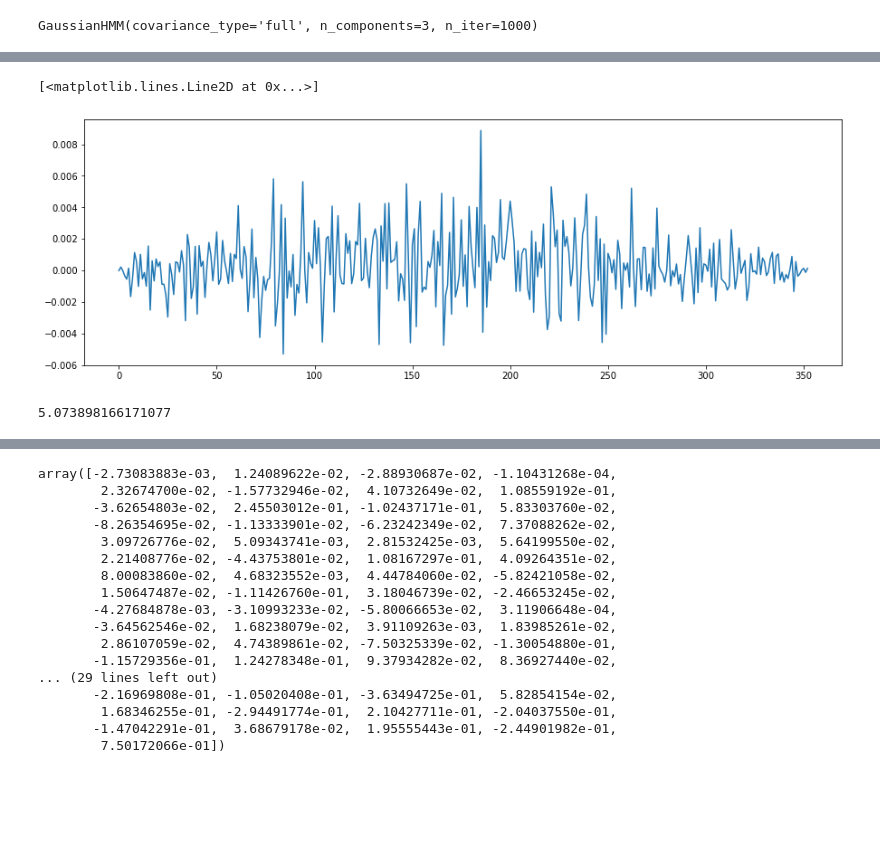
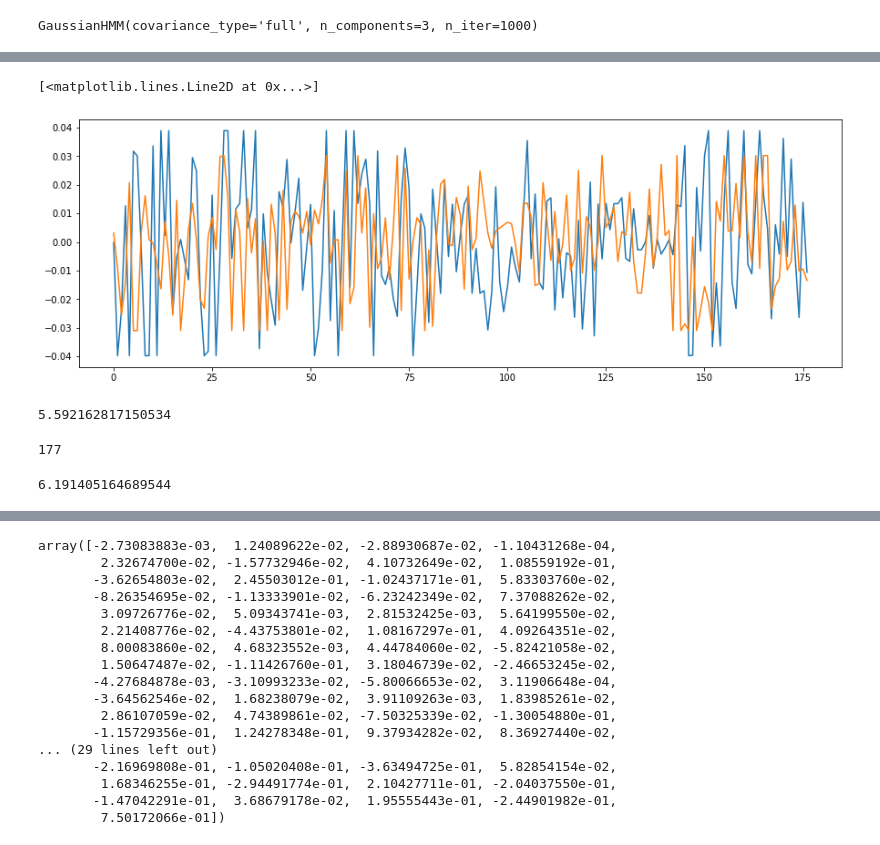
Before and after one commit to yiwen1996/DSGA1018TimeSeries, a Jupyter notebook: HMM_predict.ipynb, the cells around one changed output, grey strips where cells are left out. Saved outputs shown, nothing was run; the diff lists cells and outputs as text; code cells hidden in the pictures; blank space fills up the shorter version.

```diff
--- a/HMM_predict.ipynb
+++ b/HMM_predict.ipynb
@@ -116,13 +116,29 @@ plt.legend()
-# %%
-import scipy
-plt.plot(scipy.signal.correlate(test_np,hmm_prediction_value))
-# %% [output]
-[<matplotlib.lines.Line2D at 0x...>]
-[figure, removed]
+# %%
+def reject_outliers(data, m=1.5):
+    ceiling = np.mean(data)+ m * np.std(data)
+    floor = np.mean(data)- m * np.std(data)
+
+    return np.clip(data,a_min = floor, a_max = ceiling)
+# %%
+clipped_test = reject_outliers(test_np)
+clipped_prediction = reject_outliers(hmm_prediction_value)
+plt.plot(clipped_test)
+plt.plot(clipped_prediction)
+# %% [output]
+[<matplotlib.lines.Line2D at 0x...>]
+[figure, added]
+# %%
+mean_absolute_percentage_error(clipped_prediction,clipped_test)
+# %% [output]
+5.592162817150534
+# %%
+len(test_np)
+# %% [output]
+177
 # %%
-mean_absolute_percentage_error(test_np,hmm_prediction_value)
+mean_absolute_percentage_error(hmm_prediction_value,test_np)
 # %% [output]
-5.073898166171077
+6.191405164689544
 # %%
 mean_squared_error(test_np,hmm_prediction_value)
 # %% [output]
```
Also changed, not shown: parts of 6 cells of this notebook, 1 other file.
